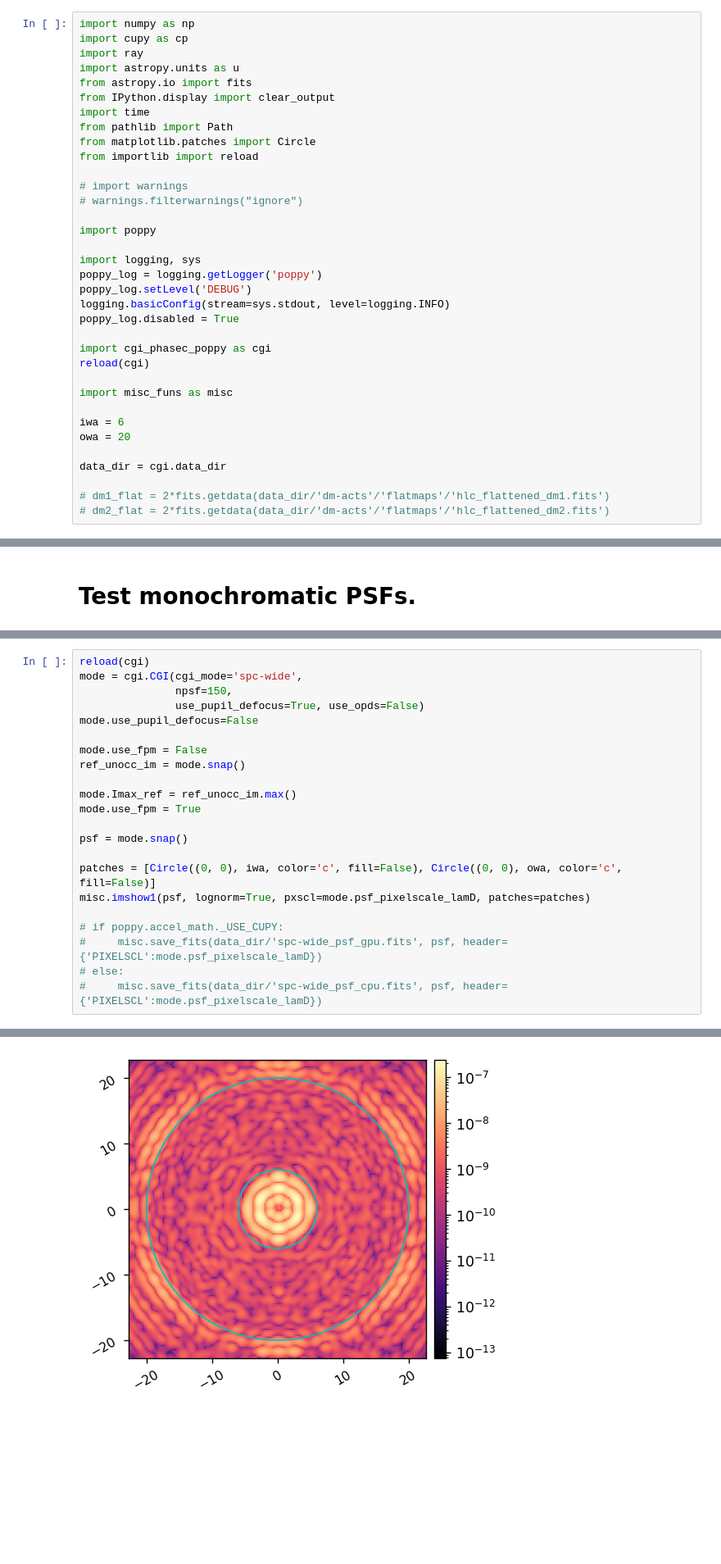
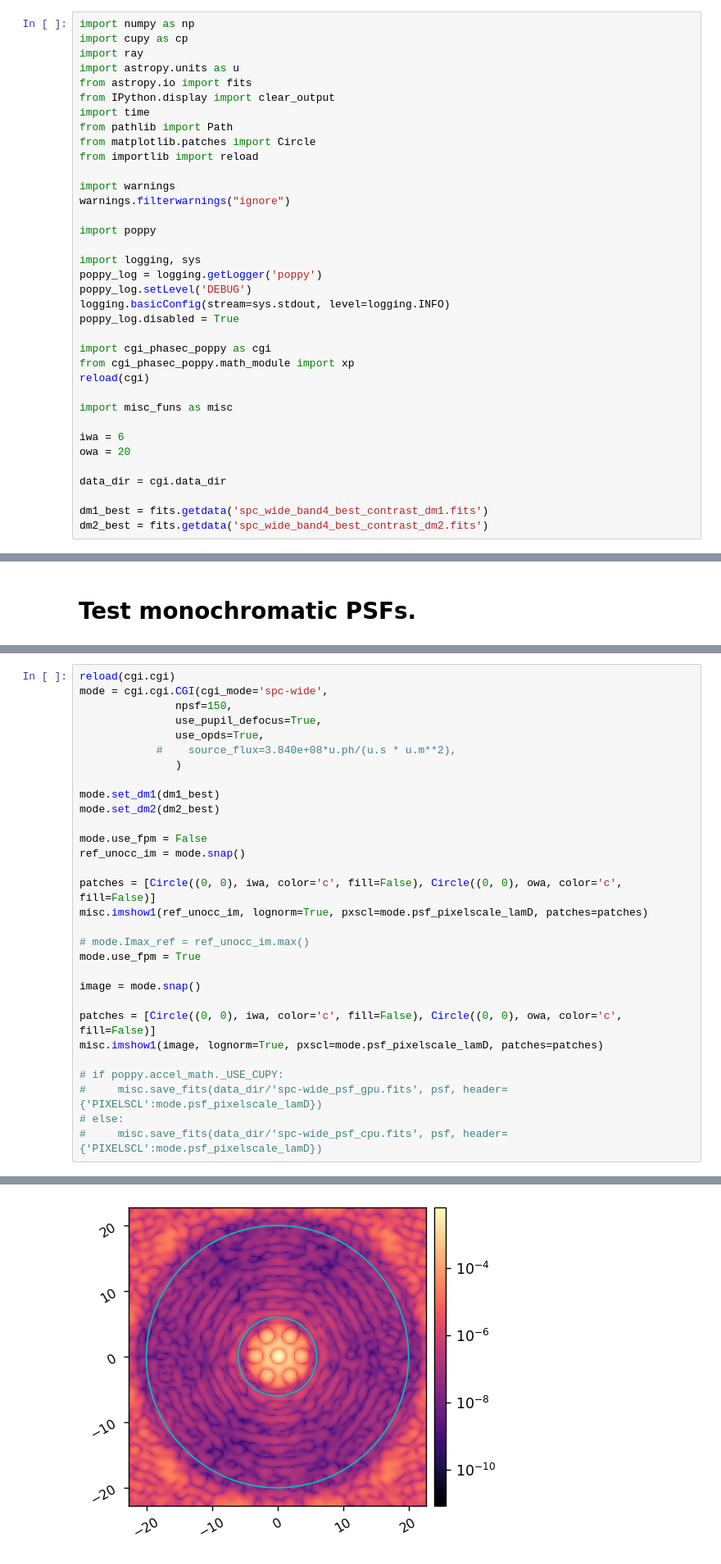
Before and after one commit to kian1377/cgi_phasec_poppy, a Jupyter notebook: example-notebooks/poppy_spc_wide_tests.ipynb, the cells around one changed output, grey strips where cells are left out. Shown at 82% size. Saved outputs shown, nothing was run; the diff lists cells and outputs as text; blank space fills up the shorter version.

```diff
--- a/example-notebooks/poppy_spc_wide_tests.ipynb
+++ b/example-notebooks/poppy_spc_wide_tests.ipynb
@@ -10,8 +10,8 @@ from pathlib import Path
 from matplotlib.patches import Circle
 from importlib import reload
 
-# import warnings
-# warnings.filterwarnings("ignore")
+import warnings
+warnings.filterwarnings("ignore")
 
 import poppy
 
@@ -22,6 +22,7 @@ logging.basicConfig(stream=sys.stdout, level=logging.INFO)
 poppy_log.disabled = True
 
 import cgi_phasec_poppy as cgi
+from cgi_phasec_poppy.math_module import xp
 reload(cgi)
 
 import misc_funs as misc
@@ -31,5 +32,5 @@ owa = 20
 
 data_dir = cgi.data_dir
 
-# dm1_flat = 2*fits.getdata(data_dir/'dm-acts'/'flatmaps'/'hlc_flattened_dm1.fits')
-# dm2_flat = 2*fits.getdata(data_dir/'dm-acts'/'flatmaps'/'hlc_flattened_dm2.fits')
+dm1_best = fits.getdata('spc_wide_band4_best_contrast_dm1.fits')
+dm2_best = fits.getdata('spc_wide_band4_best_contrast_dm2.fits')
@@ -44,25 +39,33 @@ from lina.imshows import *
 # %%
-reload(cgi)
-mode = cgi.CGI(cgi_mode='spc-wide',
+reload(cgi.cgi)
+mode = cgi.cgi.CGI(cgi_mode='spc-wide',
                npsf=150,
-               use_pupil_defocus=True, use_opds=False)
-mode.use_pupil_defocus=False
+               use_pupil_defocus=True,
+               use_opds=True,
+            #    source_flux=3.840e+08*u.ph/(u.s * u.m**2),
+               )
+
+mode.set_dm1(dm1_best)
+mode.set_dm2(dm2_best)
 
 mode.use_fpm = False
 ref_unocc_im = mode.snap()
 
-mode.Imax_ref = ref_unocc_im.max()
+patches = [Circle((0, 0), iwa, color='c', fill=False), Circle((0, 0), owa, color='c', fill=False)]
+misc.imshow1(ref_unocc_im, lognorm=True, pxscl=mode.psf_pixelscale_lamD, patches=patches)
+
+# mode.Imax_ref = ref_unocc_im.max()
 mode.use_fpm = True
 
-psf = mode.snap()
+image = mode.snap()
 
 patches = [Circle((0, 0), iwa, color='c', fill=False), Circle((0, 0), owa, color='c', fill=False)]
-misc.imshow1(psf, lognorm=True, pxscl=mode.psf_pixelscale_lamD, patches=patches)
+misc.imshow1(image, lognorm=True, pxscl=mode.psf_pixelscale_lamD, patches=patches)
 
 # if poppy.accel_math._USE_CUPY:
 #     misc.save_fits(data_dir/'spc-wide_psf_gpu.fits', psf, header={'PIXELSCL':mode.psf_pixelscale_lamD})
 # else:
 #     misc.save_fits(data_dir/'spc-wide_psf_cpu.fits', psf, header={'PIXELSCL':mode.psf_pixelscale_lamD})
 # %% [output]
 0.1 0.0072010264910560605 arcsec / pix
-[figure, old version]
+[figure, new version]
```
Also changed, not shown: parts of 16 cells of this notebook, 17 other files.
